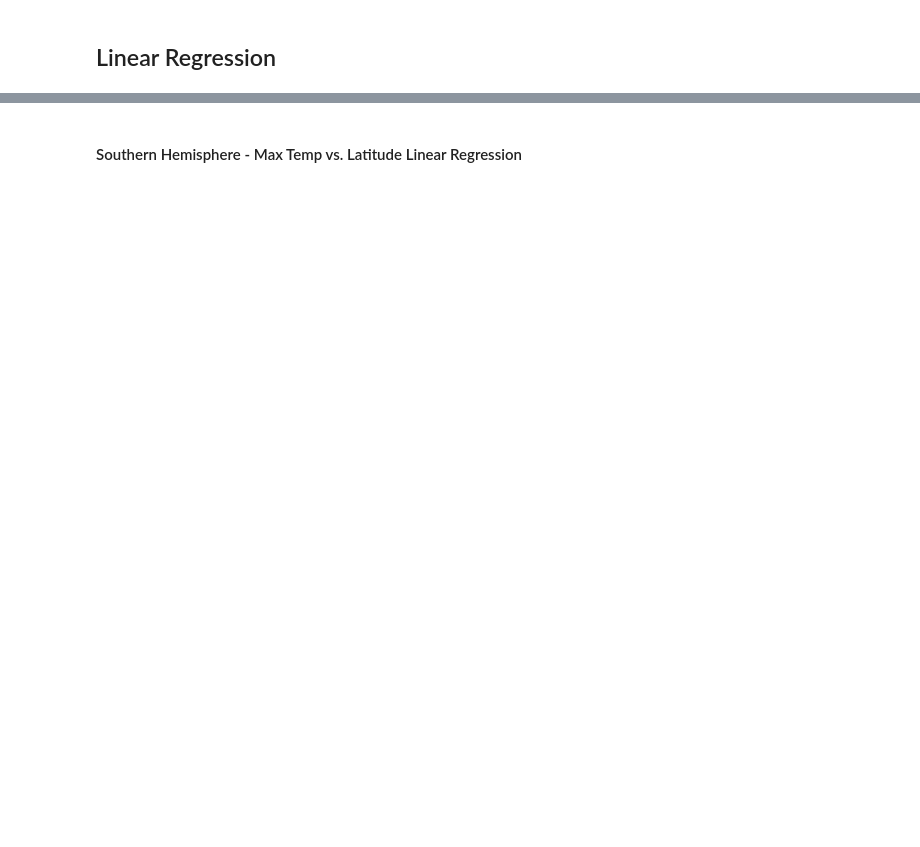
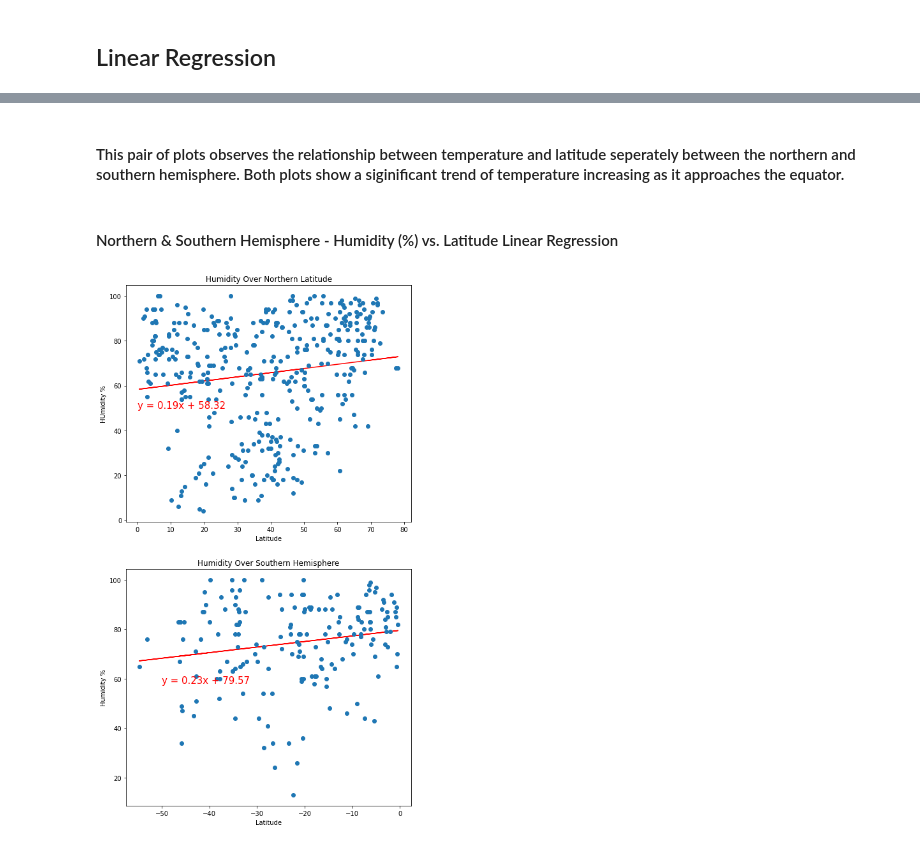
Before and after one commit to 3065923/Jake_API_Map, a Jupyter notebook: Weather_Jake.py/Weather_Jake_Py.ipynb, the cells around one changed output, grey strips where cells are left out. Cells and saved outputs as stored; diff of their text form; code cells hidden in the pictures; blank space fills up the shorter version.

```diff
--- a/Weather_Jake.py/Weather_Jake_Py.ipynb
+++ b/Weather_Jake.py/Weather_Jake_Py.ipynb
@@ -308,2 +407,80 @@ plt.show()
+# %% [markdown]
+#### This pair of plots observes the relationship between temperature and latitude seperately between the northern and southern hemisphere. Both plots show a siginificant trend of temperature increasing as it approaches the equator.
 # %% [markdown]
-####  Southern Hemisphere - Max Temp vs. Latitude Linear Regression
+####  Northern & Southern Hemisphere - Humidity (%) vs. Latitude Linear Regression
+# %%
+#plot line plot
+fig6, (ax1, ax2) = plt.subplots(nrows=2, ncols=1,sharex=False, sharey=False, squeeze=True)
+
+#set northern and southern x axis
+x_northern= northern_df['Lat']
+x_southern= southern_df['Lat']
+
+#create y axis for the two plots
+y_humidity_northern= northern_df['Humidity']
+y_humidity_southern= southern_df['Humidity']
+
+
+
+
+#Northern Hemisphere Linear Regression
+# unpacking
+(slope_n, intercept_n, rvalue_n, pvalue_n, stderr_n) = linregress(x_northern, y_humidity_northern)
+
+# y = mx + b
+regress_values_n = x_northern * slope_n + intercept_n
+
+line_regress_eq_n = "y = " + str(round(slope_n,2)) + "x + " + str(round(intercept_n,2))
+
+
+# ax3.plot(x_weight, y_volume, 'o')
+
+#lin regress line
+
+line_regress_eq_n = "y = " + str(round(slope_n,2)) + "x + " + str(round(intercept_n,2))
+ax1.annotate(line_regress_eq_n,(0,50),fontsize=15,color="red")
+ax1.plot(x_northern,regress_values_n,"r-")
+
+
+#Southern Hemisphere Linear Regression
+# unpacking
+(slope_s, intercept_s, rvalue_s, pvalue_s, stderr_s) = linregress(x_southern, y_humidity_southern)
+
+# y = mx + b
+regress_values_s = x_southern * slope_s + intercept_s
+
+line_regress_eq_s = "y = " + str(round(slope_s,2)) + "x + " + str(round(intercept_s,2))
+
+
+
+#lin regress line
+
+line_regress_eq_s = "y = " + str(round(slope_s,2)) + "x + " + str(round(intercept_s,2))
+#ax2.annotate(line_regress_eq_s,(18,37),fontsize=15,color="red")
+ax2.plot(x_southern,regress_values_s,"r-")
+ax2.annotate(line_regress_eq_s,(-50,58),fontsize=15,color="red")
+
+
+
+
+
+
+ax1.set_xlabel('Latitude')
+ax1.set_ylabel('HUmidity %')
+ax1.set_title('Humidity Over Northern Latitude')
+ax2.set_xlabel('Latitude')
+ax2.set_ylabel('Humidity %')
+ax2.set_title('Humidity Over Southern Hemisphere')
+
+
+
+ax1.plot(x_northern, y_humidity_northern, 'o')
+ax2.plot(x_southern, y_humidity_southern, 'o')
+# ax3.plot(x_latitude, y_cloudiness, 'o')
+# ax4.plot(x_latitude, y_wind, 'o')
+# Set a grid on the plot
+fig6.set_size_inches(8, 15, forward=True)
+plt.show()
+fig6.savefig("Humidity_via_Hemisphere.png")
+# %% [output]
+[figure, added]
```
Also changed, not shown: parts of 32 cells of this notebook, 11 other files.
